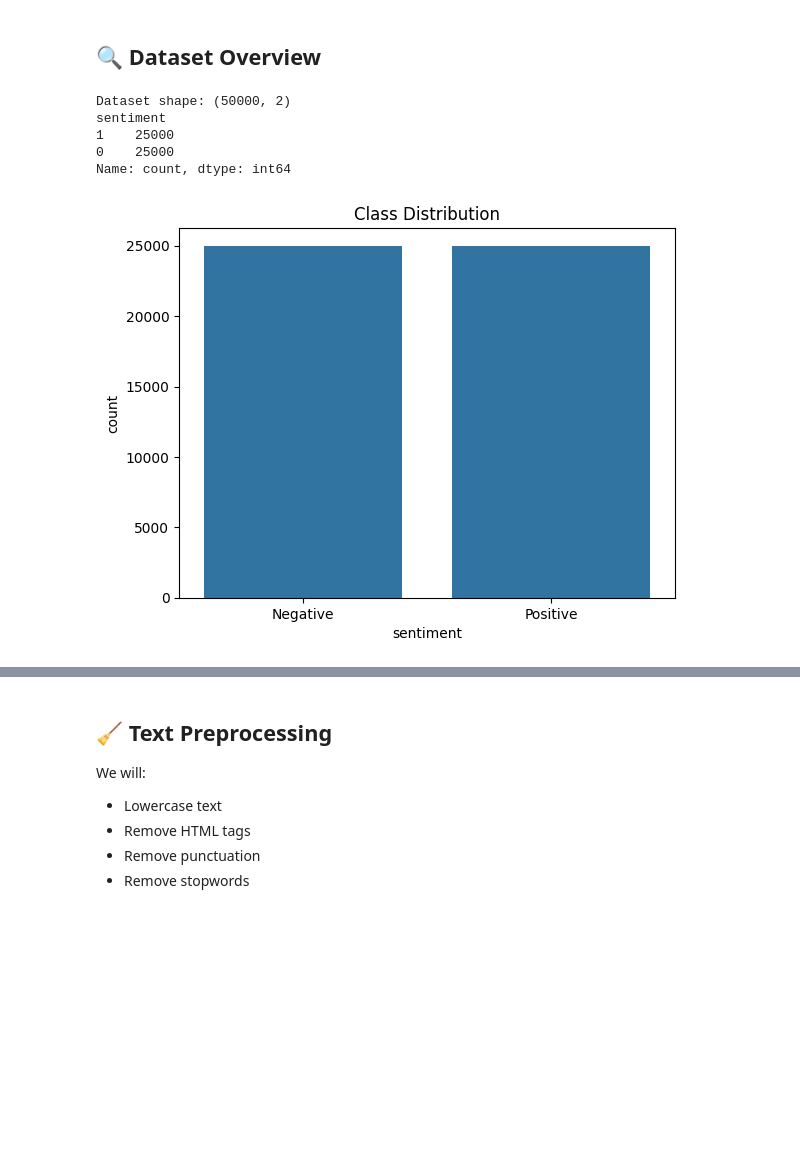
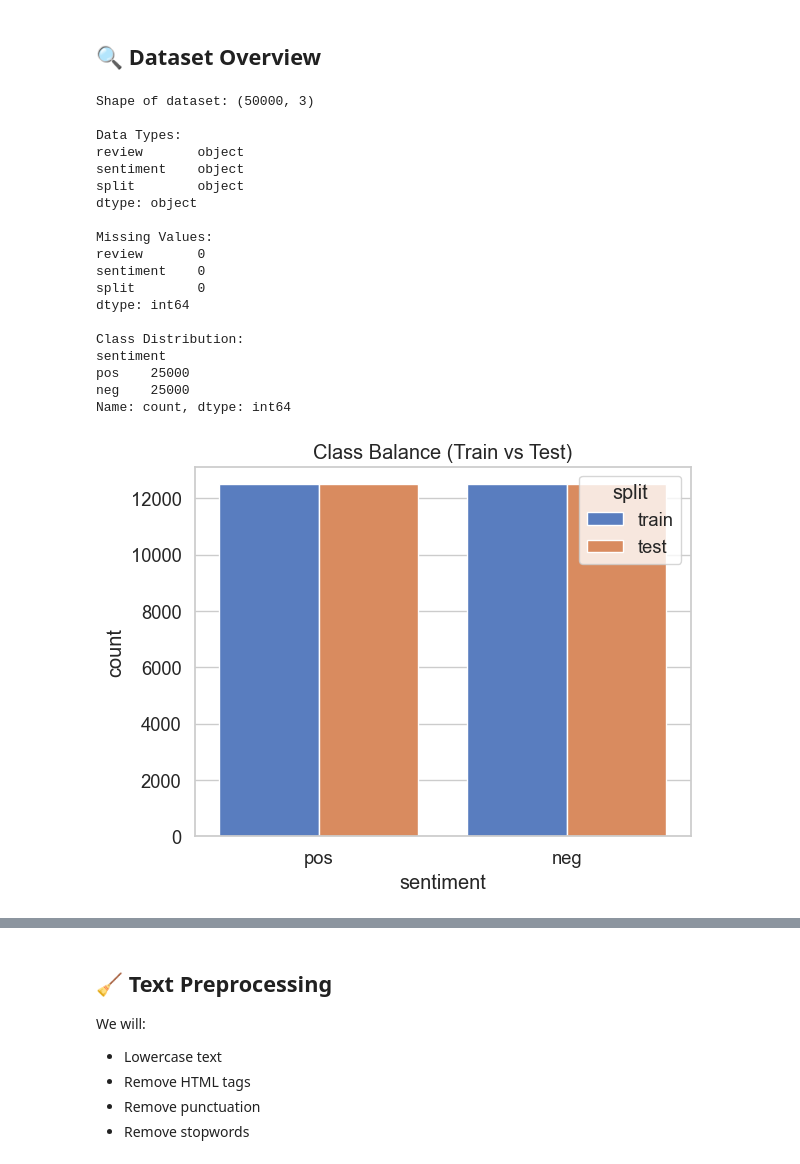
Before and after one commit to ravina029/Text_Classification_Project, a Jupyter notebook: notebooks/01_EDA_IMDB copy.ipynb, the cells around one changed output, grey strips where cells are left out. Cells and saved outputs as stored; diff of their text form; code cells hidden in the pictures; blank space fills up the shorter version.

```diff
--- a/notebooks/01_EDA_IMDB copy.ipynb
+++ b/notebooks/01_EDA_IMDB copy.ipynb
@@ -96,19 +96,39 @@ df.head()
 # %% [markdown]
 ## 🔍 Dataset Overview
 # %%
+# =============================
+# 3. Dataset Overview
+# =============================
 
-print(f"Dataset shape: {df.shape}")
+print("Shape of dataset:", df.shape)
+print("\nData Types:")
+print(df.dtypes)
+print("\nMissing Values:")
+print(df.isnull().sum())
+print("\nClass Distribution:")
 print(df['sentiment'].value_counts())
 
-# Show class balance
-sns.countplot(x=df['sentiment'])
-plt.xticks([0,1], ['Negative','Positive'])
-plt.title("Class Distribution")
+sns.countplot(data=df, x="sentiment", hue="split")
+plt.title("Class Balance (Train vs Test)")
 plt.show()
 # %% [output]
-Dataset shape: (50000, 2)
+Shape of dataset: (50000, 3)
+
+Data Types:
+review       object
+sentiment    object
+split        object
+dtype: object
+
+Missing Values:
+review       0
+sentiment    0
+split        0
+dtype: int64
+
+Class Distribution:
 sentiment
-1    25000
-0    25000
+pos    25000
+neg    25000
 Name: count, dtype: int64
-[figure, old version]
+[figure, new version]
```
Also changed, not shown: parts of 9 cells of this notebook.
